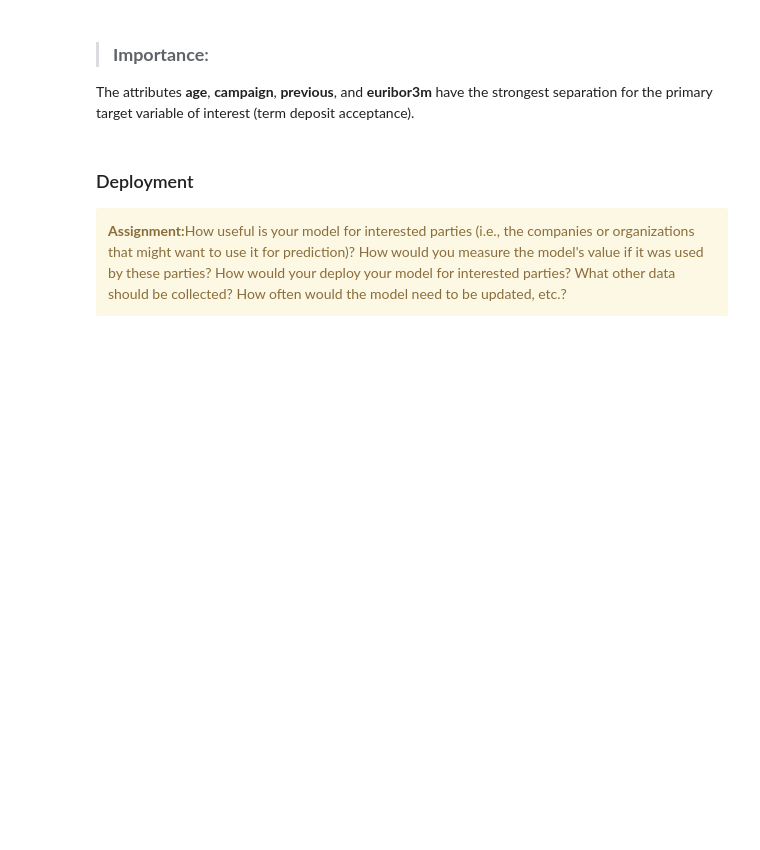
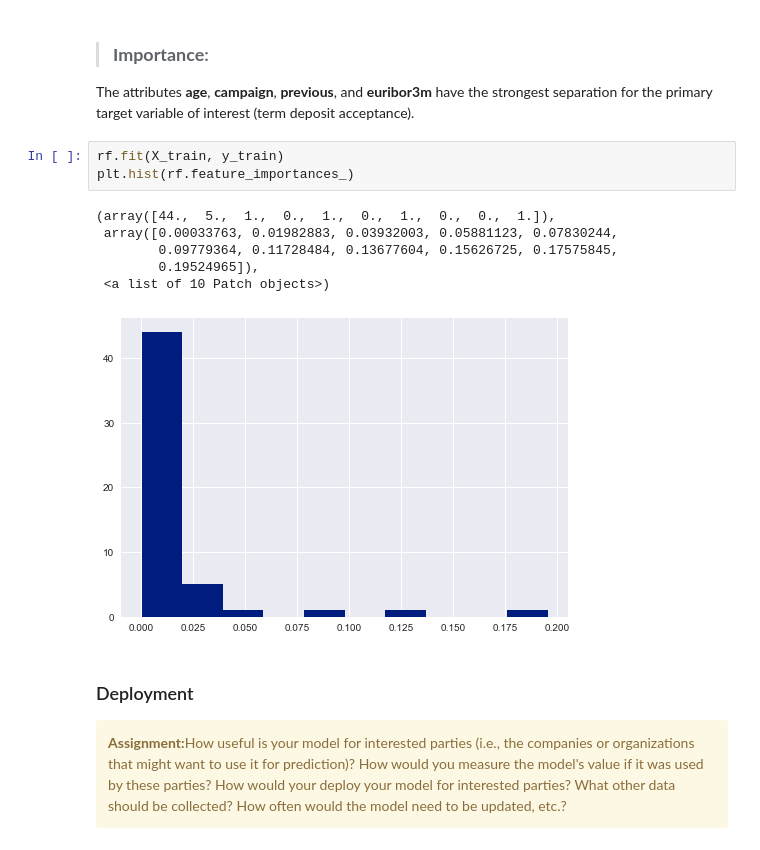
Before and after one commit to GriffinLane/DataMining-Lab2, a Jupyter notebook: Lab 2.ipynb, the cells around one changed output. Cells and saved outputs as stored; diff of their text form; blank space fills up the shorter version.

```diff
--- a/Lab 2.ipynb
+++ b/Lab 2.ipynb
@@ -697,6 +865,16 @@ needed for the variance of the two models. The t statistic for 95% confidence wi
 # %% [markdown]
 > ### <b>Importance</b>:
 <p>The attributes <b>age</b>, <b>campaign</b>, <b>previous</b>, and <b>euribor3m</b> have the strongest separation for the primary target variable of interest (term deposit acceptance).</p>
+# %%
+rf.fit(X_train, y_train)
+plt.hist(rf.feature_importances_)
+# %% [output]
+(array([44.,  5.,  1.,  0.,  1.,  0.,  1.,  0.,  0.,  1.]),
+ array([0.00033763, 0.01982883, 0.03932003, 0.05881123, 0.07830244,
+        0.09779364, 0.11728484, 0.13677604, 0.15626725, 0.17575845,
+        0.19524965]),
+ <a list of 10 Patch objects>)
+[figure, added]
 # %% [markdown]
 ### Deployment
 
```
Also changed, not shown: parts of 34 cells of this notebook, 1 other file.
